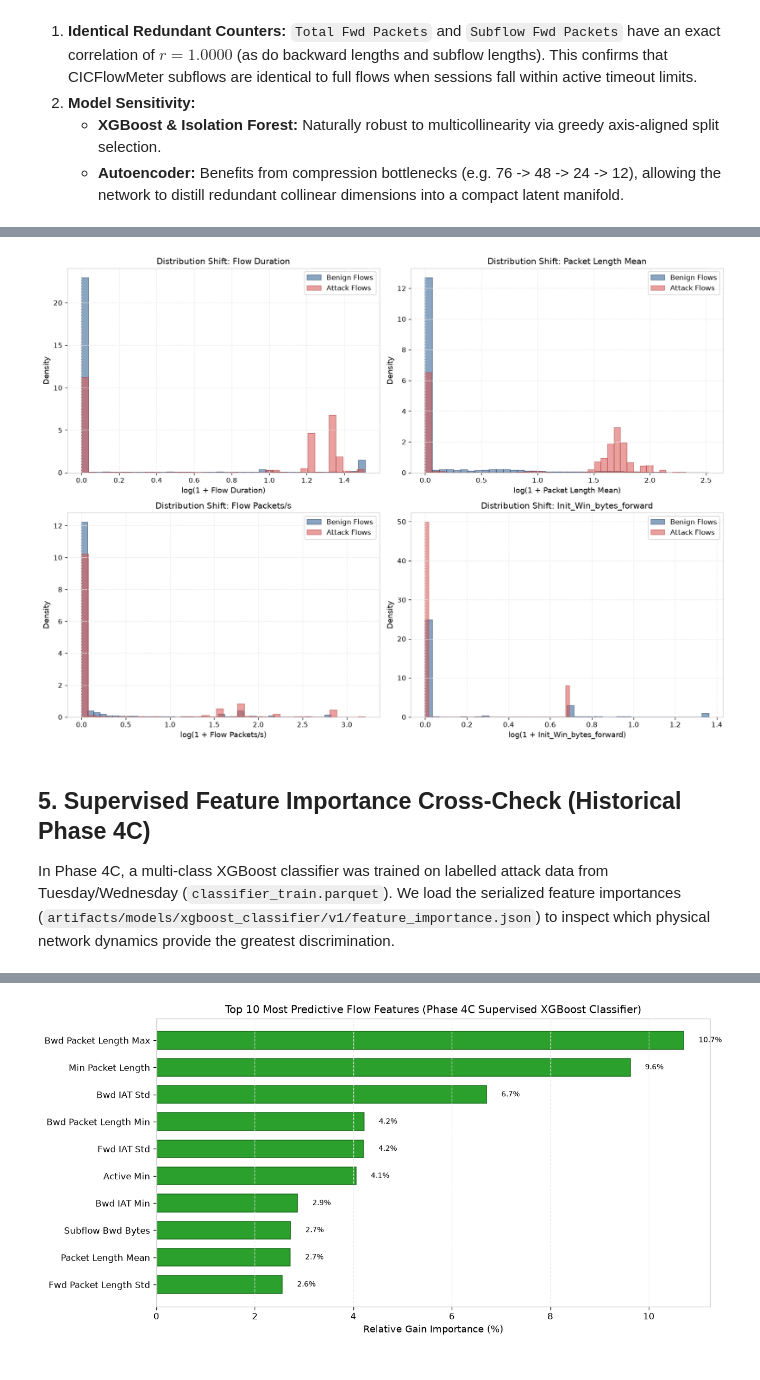
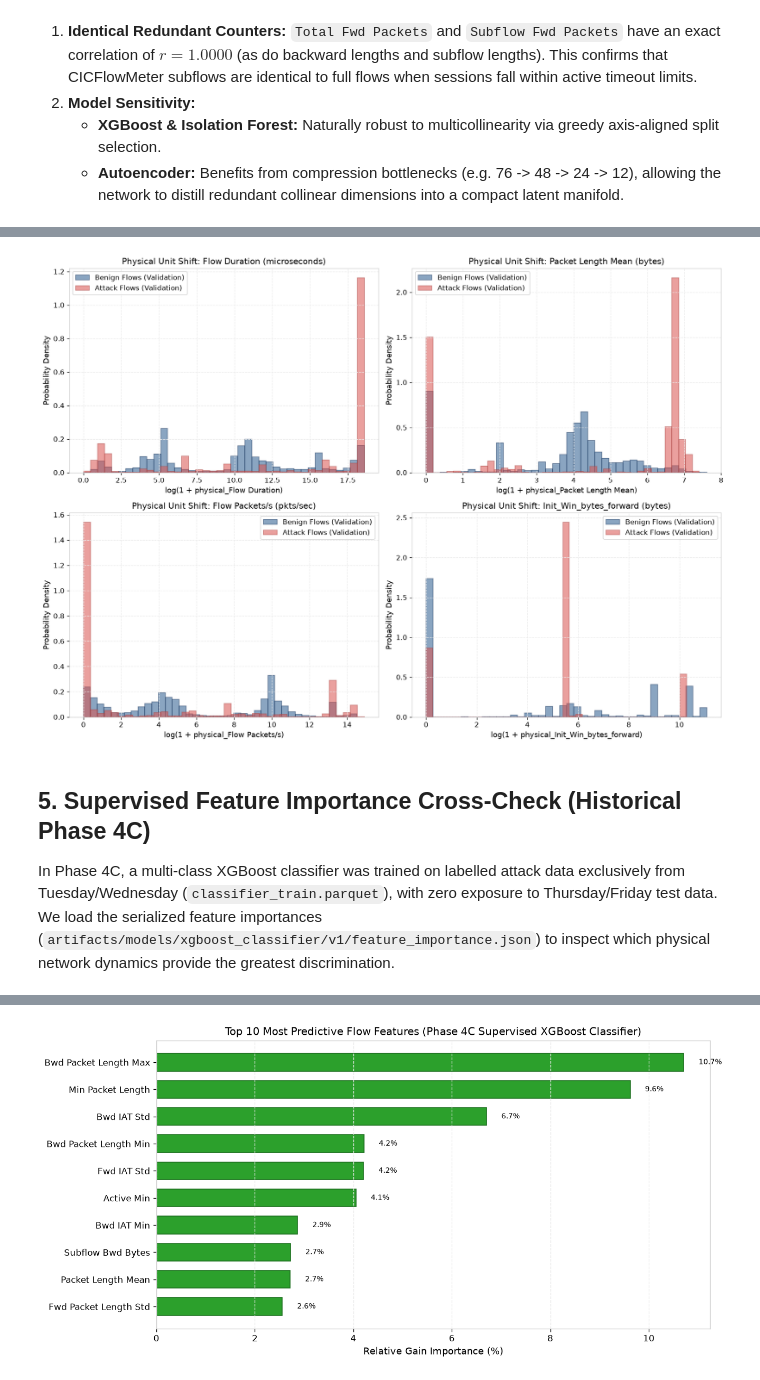
Before and after one commit to Nitin-0017/Netdefy, a Jupyter notebook: notebooks/03_feature_exploration.ipynb, the cells around one changed output, grey strips where cells are left out. Drawn from its saved outputs; the diff is of its cells as text; code cells hidden in the pictures.

```diff
--- a/notebooks/03_feature_exploration.ipynb
+++ b/notebooks/03_feature_exploration.ipynb
@@ -68,0 +66,21 @@ We group these features into 6 functional network engineering domains.
+# %%
+with open(artifacts_dir / "preprocessing" / "preprocessing_metadata.json") as f:
+    prep_meta = json.load(f)
+
+scaler = joblib.load(artifacts_dir / "preprocessing" / "standard_scaler.joblib")
+
+print("=" * 60)
+print("FROZEN PREPROCESSING SCALER VERIFICATION")
+print("=" * 60)
+print(f"Scaler Algorithm:      {prep_meta['scaler_type'].upper()} (StandardScaler)")
+print("Fitted Partition:      Monday Benign Training Baseline Only")
+print(f"Numeric Precision:     {prep_meta.get('numeric_precision', 'float32')}")
+print(f"Random Seed:           {prep_meta.get('random_seed', 42)}")
+print(f"Number of Features:    {len(scaler.feature_names_in_)}")
+print(f"Sample Center (Mean):  Flow Duration = {scaler.center_['Flow Duration']:.2f}")
+print(f"Sample Scale (Std):    Flow Duration = {scaler.scale_['Flow Duration']:.2f}")
+print("=" * 60)
+print("CONFIRMED: All benchmark features are Standardized z-scores: z = (x - mean) / std")
+print(
+    "Negative values are mathematically valid transformed observations and must not be zero-clipped."
+)
@@ -326,43 +383,48 @@ Init_Win_bytes_forward          -0.53          -0.52        -0.19        -0.31
 # %%
 fig, axes = plt.subplots(2, 2, figsize=(14, 10))
 
 for ax, feat in zip(axes.flatten(), comp_features, strict=False):
-    b_vals = np.log1p(np.maximum(0, val_benign[feat]))
-    a_vals = np.log1p(np.maximum(0, val_attack[feat]))
+    c = scaler.center_[feat]
+    s = scaler.scale_[feat]
+    b_phys = np.maximum(0, val_benign[feat] * s + c)
+    a_phys = np.maximum(0, val_attack[feat] * s + c)
+
+    b_log = np.log1p(b_phys)
+    a_log = np.log1p(a_phys)
 
     ax.hist(
-        b_vals,
+        b_log,
         bins=40,
         density=True,
         alpha=0.55,
         color="#2b5c8f",
-        label="Benign Flows",
+        label="Benign Flows (Validation)",
         edgecolor="#1a365d",
     )
     ax.hist(
-        a_vals,
+        a_log,
         bins=40,
         density=True,
         alpha=0.55,
         color="#d9534f",
-        label="Attack Flows",
+        label="Attack Flows (Validation)",
         edgecolor="#a94442",
     )
 
-    ax.set_title(f"Distribution Shift: {feat}")
-    ax.set_xlabel(f"log(1 + {feat})")
-    ax.set_ylabel("Density")
+    ax.set_title(f"Physical Unit Shift: {feat} ({units[feat]})")
+    ax.set_xlabel(f"log(1 + physical_{feat})")
+    ax.set_ylabel("Probability Density")
     ax.legend(frameon=True)
     ax.grid(True)
 
 plt.tight_layout()
 plt.show()
 # %% [output]
-[figure, old version]
+[figure, new version]
 # %% [markdown]
 ## 5. Supervised Feature Importance Cross-Check (Historical Phase 4C)
 
-In Phase 4C, a multi-class XGBoost classifier was trained on labelled attack data from Tuesday/Wednesday (`classifier_train.parquet`).
+In Phase 4C, a multi-class XGBoost classifier was trained on labelled attack data exclusively from Tuesday/Wednesday (`classifier_train.parquet`), with zero exposure to Thursday/Friday test data.
 We load the serialized feature importances (`artifacts/models/xgboost_classifier/v1/feature_importance.json`) to inspect which physical network dynamics provide the greatest discrimination.
 # %%
 with open(artifacts_dir / "models" / "xgboost_classifier" / "v1" / "feature_importance.json") as f:
```
Also changed, not shown: parts of 13 cells of this notebook, 4 other files.
